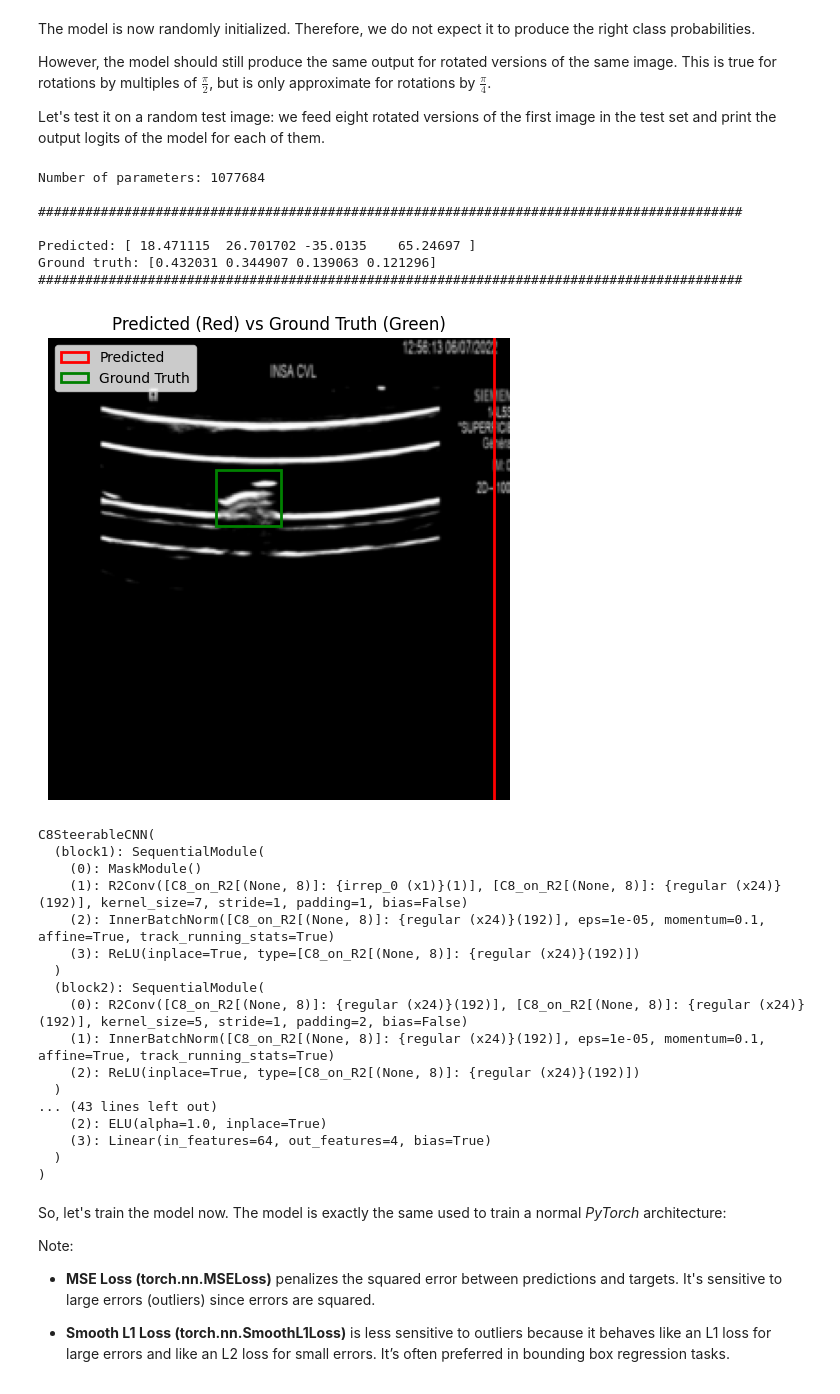
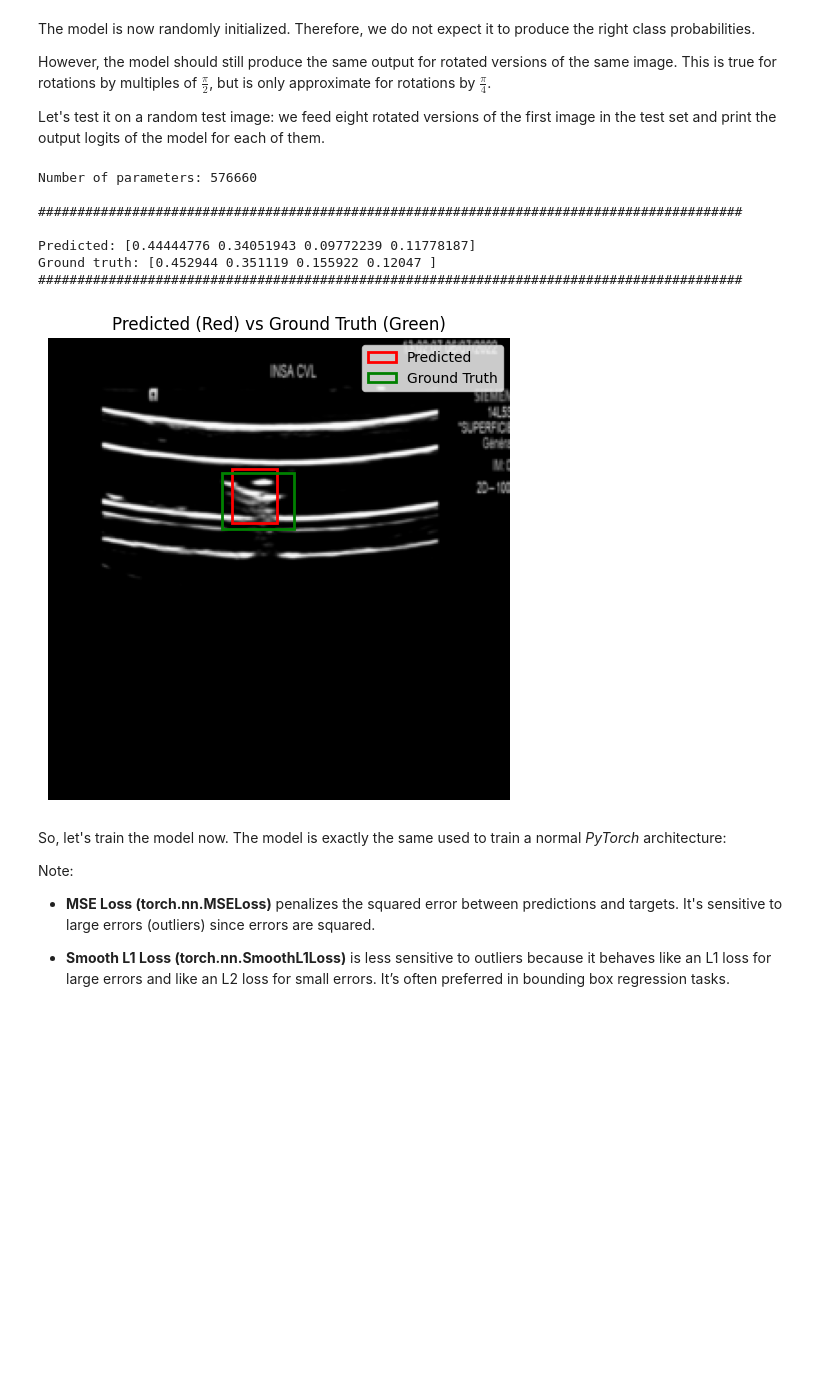
Before and after one commit to itshady/equivariant-cnn, a Jupyter notebook: code/model - US dataset.ipynb, the cells around one changed output. Cells and saved outputs as stored; diff of their text form; code cells hidden in the pictures; blank space fills up the shorter version.

```diff
--- a/code/model - US dataset.ipynb
+++ b/code/model - US dataset.ipynb
@@ -700,0 +669,2 @@ c 1536
+# %%
+model = CNN().to(device)
@@ -738,11 +706,9 @@ import matplotlib.patches as patches
 import numpy as np
 import torch
 
-# model = C8SteerableCNN().to(device)
-
 print("Number of parameters:", sum(p.numel() for p in model.parameters()))
 
-def denormalize_bbox(bbox, img_size):
+def denorm_bbox(bbox, img_size):
     """Convert normalized bbox [cx, cy, w, h] to [x_min, y_min, w, h] in pixel space."""
     cx, cy, w, h = bbox
     cx *= img_size
@@ -772,59 +738,45 @@ def test_model(model: torch.nn.Module, x: Image, y_true: torch.Tensor):
 
     # Plotting
     fig, ax = plt.subplots(1, figsize=(6, 6))
     ax.imshow(x_resized, cmap='gray')
 
     # Draw predicted box (red)
-    pred_box = denormalize_bbox(y_pred, resize)
+    pred_box = denorm_bbox(y_pred, resize)
     rect_pred = patches.Rectangle((pred_box[0], pred_box[1]), pred_box[2], pred_box[3],
                                   linewidth=2, edgecolor='r', facecolor='none', label='Predicted')
     ax.add_patch(rect_pred)
 
     # Draw ground truth box (green)
-    true_box = denormalize_bbox(y_true.numpy(), resize)
+    true_box = denorm_bbox(y_true.numpy(), resize)
     rect_true = patches.Rectangle((true_box[0], true_box[1]), true_box[2], true_box[3],
                                   linewidth=2, edgecolor='g', facecolor='none', label='Ground Truth')
     ax.add_patch(rect_true)
 
     ax.legend()
     ax.set_title("Predicted (Red) vs Ground Truth (Green)")
     plt.axis('off')
     plt.show()
 
 
-# retrieve the first image from the test set
+# retrieve random image from the test set
+import random
 raw_US_test = USMicroMagDataset(mode=f'test', microrobot_type='flagella')
-x, y = next(iter(raw_US_test))
+rand_index = random.randint(0, len(raw_US_test) - 1)
+x, y = raw_US_test[rand_index]
+# x, y = next(iter(raw_US_test))
 
 # evaluate the model
 test_model(model, x, y)
-print(model)
+# print(model)
 # %% [output]
-Number of parameters: 1077684
+Number of parameters: 576660
 
 ##########################################################################################
 
-Predicted: [ 18.471115  26.701702 -35.0135    65.24697 ]
-Ground truth: [0.432031 0.344907 0.139063 0.121296]
+Predicted: [0.44444776 0.34051943 0.09772239 0.11778187]
+Ground truth: [0.452944 0.351119 0.155922 0.12047 ]
 ##########################################################################################
-[figure, old version]
+[figure, new version]
-C8SteerableCNN(
-  (block1): SequentialModule(
-    (0): MaskModule()
-    (1): R2Conv([C8_on_R2[(None, 8)]: {irrep_0 (x1)}(1)], [C8_on_R2[(None, 8)]: {regular (x24)}(192)], kernel_size=7, stride=1, padding=1, bias=False)
-    (2): InnerBatchNorm([C8_on_R2[(None, 8)]: {regular (x24)}(192)], eps=1e-05, momentum=0.1, affine=True, track_running_stats=True)
-    (3): ReLU(inplace=True, type=[C8_on_R2[(None, 8)]: {regular (x24)}(192)])
-  )
-  (block2): SequentialModule(
-    (0): R2Conv([C8_on_R2[(None, 8)]: {regular (x24)}(192)], [C8_on_R2[(None, 8)]: {regular (x24)}(192)], kernel_size=5, stride=1, padding=2, bias=False)
-    (1): InnerBatchNorm([C8_on_R2[(None, 8)]: {regular (x24)}(192)], eps=1e-05, momentum=0.1, affine=True, track_running_stats=True)
-    (2): ReLU(inplace=True, type=[C8_on_R2[(None, 8)]: {regular (x24)}(192)])
-  )
-... (43 lines left out)
-    (2): ELU(alpha=1.0, inplace=True)
-    (3): Linear(in_features=64, out_features=4, bias=True)
-  )
-)
 # %% [markdown]
 So, let's train the model now.
 The model is exactly the same used to train a normal *PyTorch* architecture:
```
Also changed, not shown: parts of 18 cells of this notebook, 1 other file.
